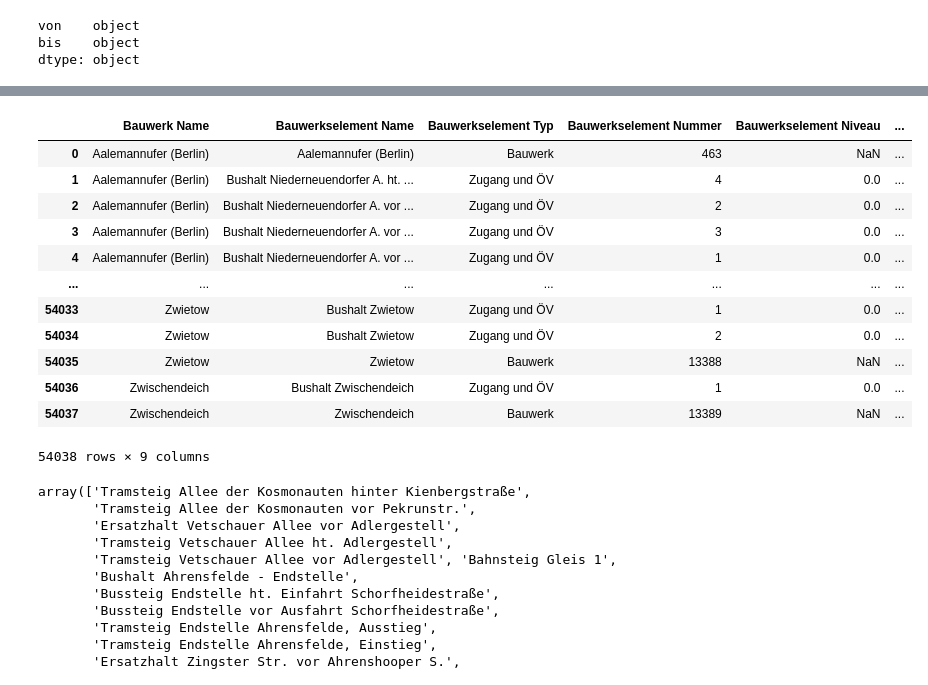
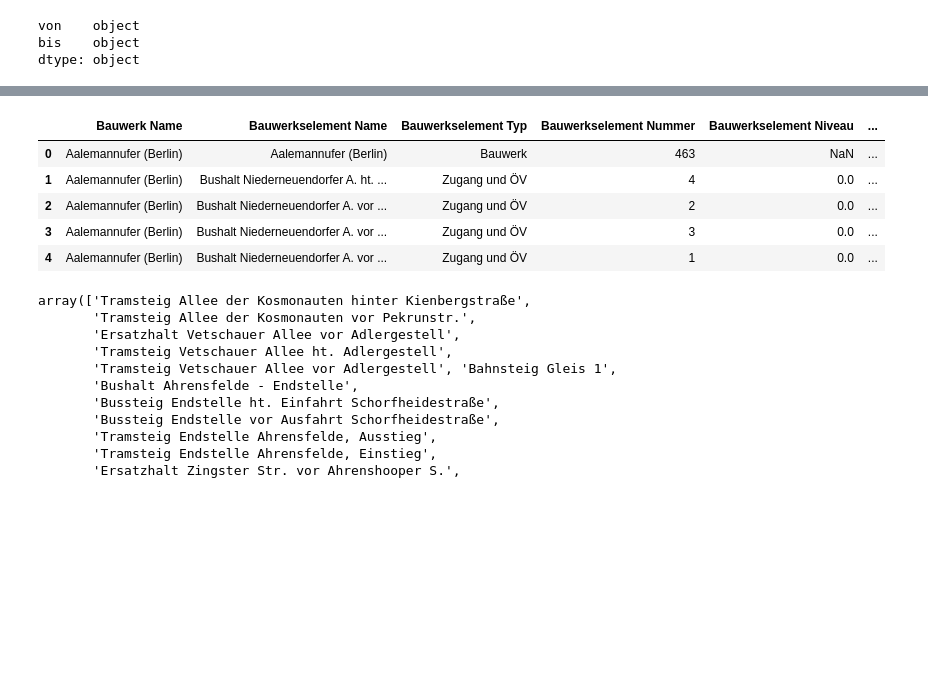
Before and after one commit to technologiestiftung/weihnachtsmarktkarte, a Jupyter notebook: data_processing/markets_dataProcessing.ipynb, the cells around one changed output, grey strips where cells are left out. Saved outputs shown, nothing was run; the diff lists cells and outputs as text; code cells hidden in the pictures; blank space fills up the shorter version.

```diff
--- a/data_processing/markets_2024.ipynb
+++ b/data_processing/markets_dataProcessing.ipynb
@@ -520,26 +501,19 @@ df[df["immer-kostenlos"]==1]
 # %%
 """
 ------------------------------------------------------------------------------
 info train / short distance
 ------------------------------------------------------------------------------
 """
 
 umbw = pd.read_csv("UMBW.csv", sep=";", encoding="latin1")
 
-umbw
+umbw.head()
 # %% [output]
 |  | Bauwerk Name | Bauwerkselement Name | Bauwerkselement Typ | Bauwerkselement Nummer | Bauwerkselement Niveau | ... |
 | 0 | Aalemannufer (Berlin) | Aalemannufer (Berlin) | Bauwerk | 463 | NaN | ... |
 | 1 | Aalemannufer (Berlin) | Bushalt Niederneuendorfer A. ht. ... | Zugang und ÖV | 4 | 0.0 | ... |
 | 2 | Aalemannufer (Berlin) | Bushalt Niederneuendorfer A. vor ... | Zugang und ÖV | 2 | 0.0 | ... |
 | 3 | Aalemannufer (Berlin) | Bushalt Niederneuendorfer A. vor ... | Zugang und ÖV | 3 | 0.0 | ... |
 | 4 | Aalemannufer (Berlin) | Bushalt Niederneuendorfer A. vor ... | Zugang und ÖV | 1 | 0.0 | ... |
-| ... | ... | ... | ... | ... | ... | ... |
-| 54033 | Zwietow | Bushalt Zwietow | Zugang und ÖV | 1 | 0.0 | ... |
-| 54034 | Zwietow | Bushalt Zwietow | Zugang und ÖV | 2 | 0.0 | ... |
-| 54035 | Zwietow | Zwietow | Bauwerk | 13388 | NaN | ... |
-| 54036 | Zwischendeich | Bushalt Zwischendeich | Zugang und ÖV | 1 | 0.0 | ... |
-| 54037 | Zwischendeich | Zwischendeich | Bauwerk | 13389 | NaN | ... |
-54038 rows × 9 columns
 # %%
 #subset ÖV
```
Also changed, not shown: parts of 31 cells of this notebook, 9 other files.
